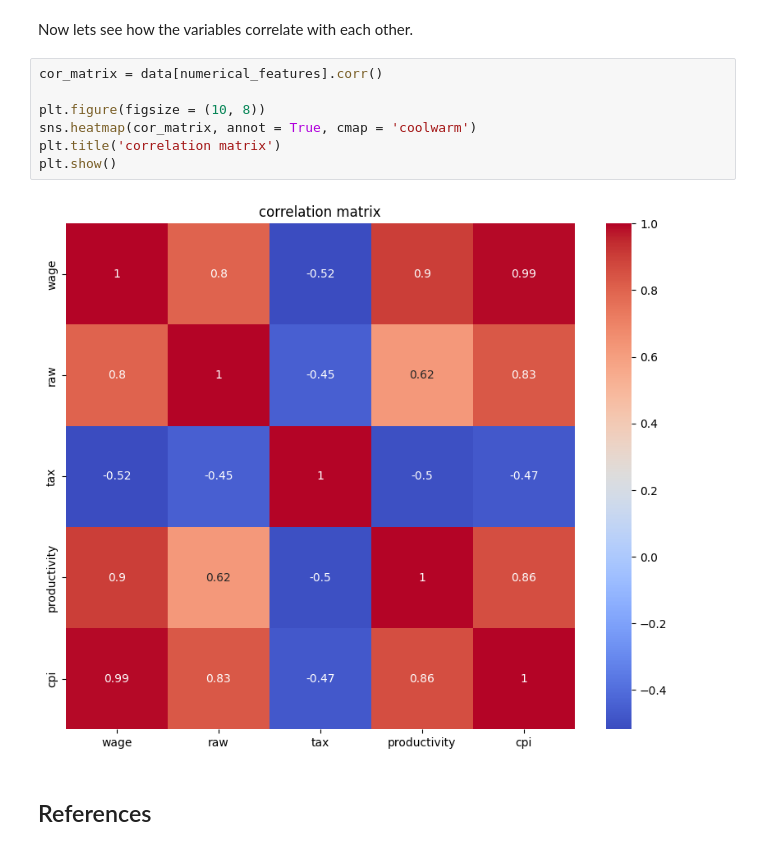
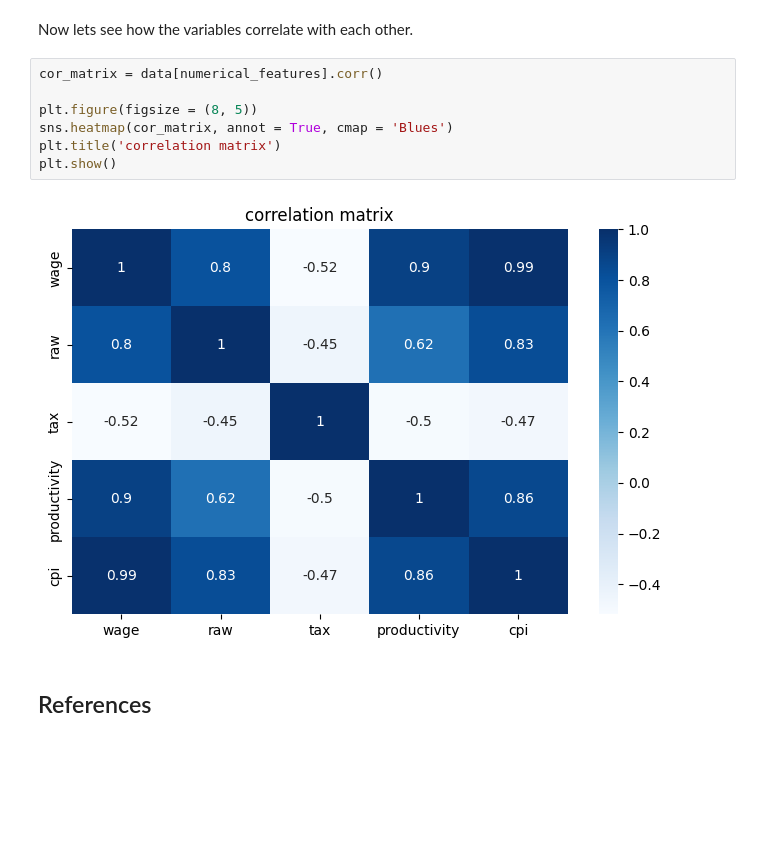
Before and after one commit to FleaBusyBeeBergs/dtsa5506-pipeline, a Jupyter notebook: statcan_etl.ipynb, the cells around one changed output. Drawn from its saved outputs; the diff is of its cells as text; blank space fills up the shorter version.

```diff
--- a/statcan_etl.ipynb
+++ b/statcan_etl.ipynb
@@ -337,12 +337,12 @@ Now lets see how the variables correlate with each other.
 # %%
 cor_matrix = data[numerical_features].corr()
 
-plt.figure(figsize = (10, 8))
-sns.heatmap(cor_matrix, annot = True, cmap = 'coolwarm')
+plt.figure(figsize = (8, 5))
+sns.heatmap(cor_matrix, annot = True, cmap = 'Blues')
 plt.title('correlation matrix')
 plt.show()
 # %% [output]
-[figure, old version]
+[figure, new version]
 # %% [markdown]
 ## References
 # %% [markdown]
```
Also changed, not shown: parts of 2 cells of this notebook.
